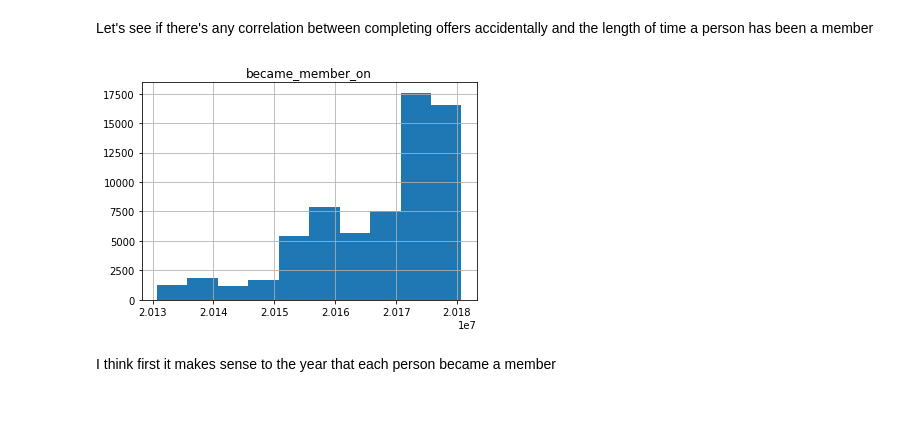
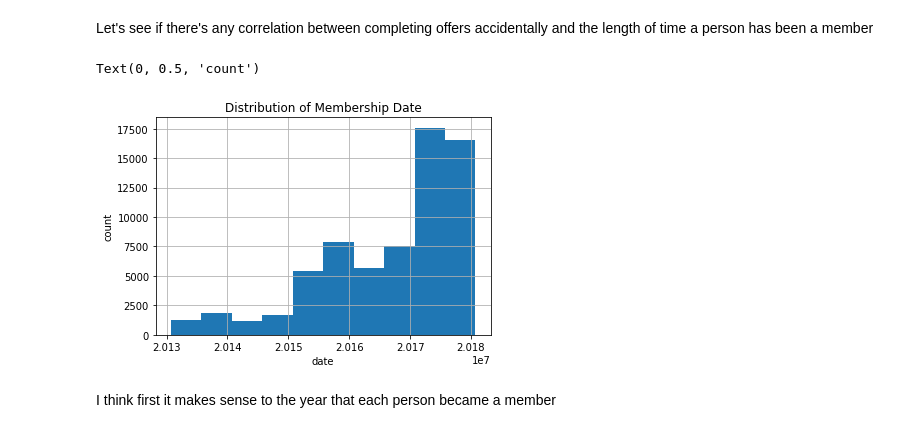
Before and after one commit to dagmaraw/Starbucks-offers, a Jupyter notebook: Starbucks_Capstone_notebook.ipynb, the cells around one changed output. Drawn from its saved outputs; the diff is of its cells as text; code cells hidden in the pictures.

```diff
--- a/Starbucks_Capstone_notebook.ipynb
+++ b/Starbucks_Capstone_notebook.ipynb
@@ -709,9 +715,13 @@ Let's see if there's any correlation between completing offers accidentally and
 # %%
 # First let's see a histogram for the became_member_on column to see how evenly distributed it is
 
 df.hist(column='became_member_on');
+plt.title('Distribution of Membership Date')
+plt.xlabel('date')
+plt.ylabel('count')
 # %% [output]
+Text(0, 0.5, 'count')
-[figure, old version]
+[figure, new version]
 # %% [markdown]
 I think first it makes sense to the year that each person became a member
 # %%
```
Also changed, not shown: parts of 9 cells of this notebook, 1 other file.
